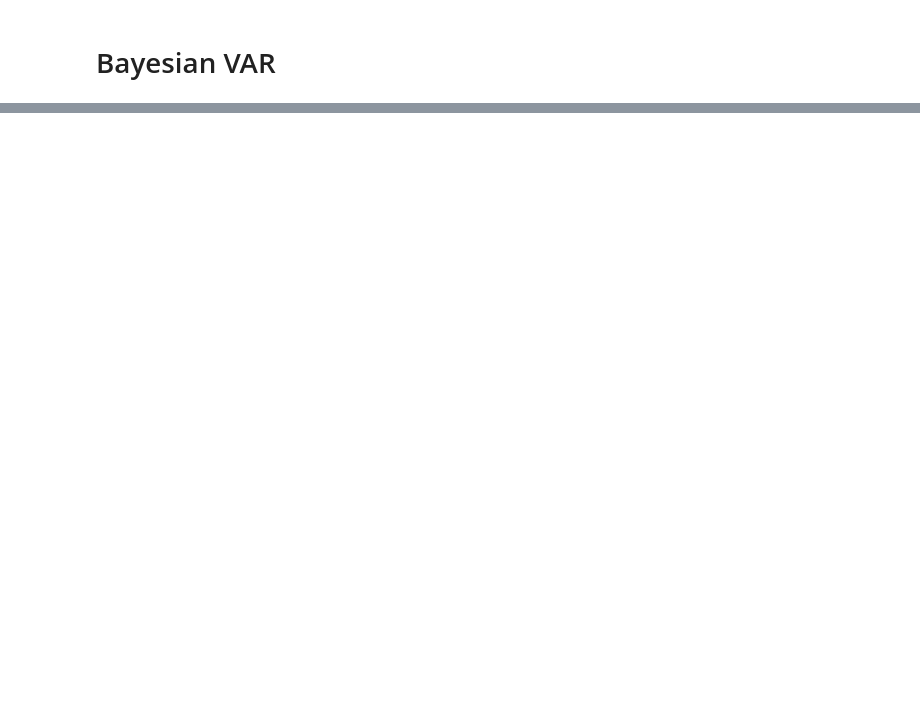
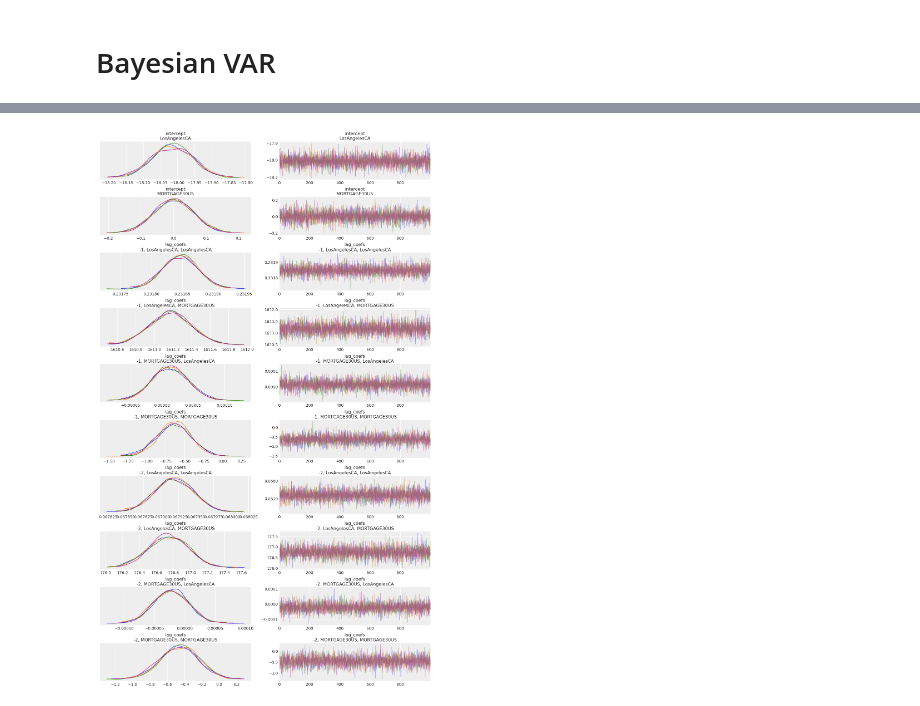
Before and after one commit to jl-haystacks/hackstack-ai-project-3-group1, a Jupyter notebook: Bayesian Vector Autoregression Modeling.ipynb, the cells around one changed output, grey strips where cells are left out. Saved outputs shown, nothing was run; the diff lists cells and outputs as text; code cells hidden in the pictures; blank space fills up the shorter version.

```diff
--- a/Bayesian Vector Autoregression Modeling.ipynb
+++ b/Bayesian Vector Autoregression Modeling.ipynb
@@ -93,0 +76,3 @@ data.head(10)
+# %%
+data = sample_df.diff().diff().dropna()
+data.head(10)
@@ -248,0 +288,4 @@ Sampling 4 chains for 2_000 tune and 2_000 draw iterations (8_000 + 8_000 draws
+# %%
+BVAR_minnoise.plot_trace()
+# %% [output]
+[figure, added]
```
Also changed, not shown: parts of 33 cells of this notebook.
